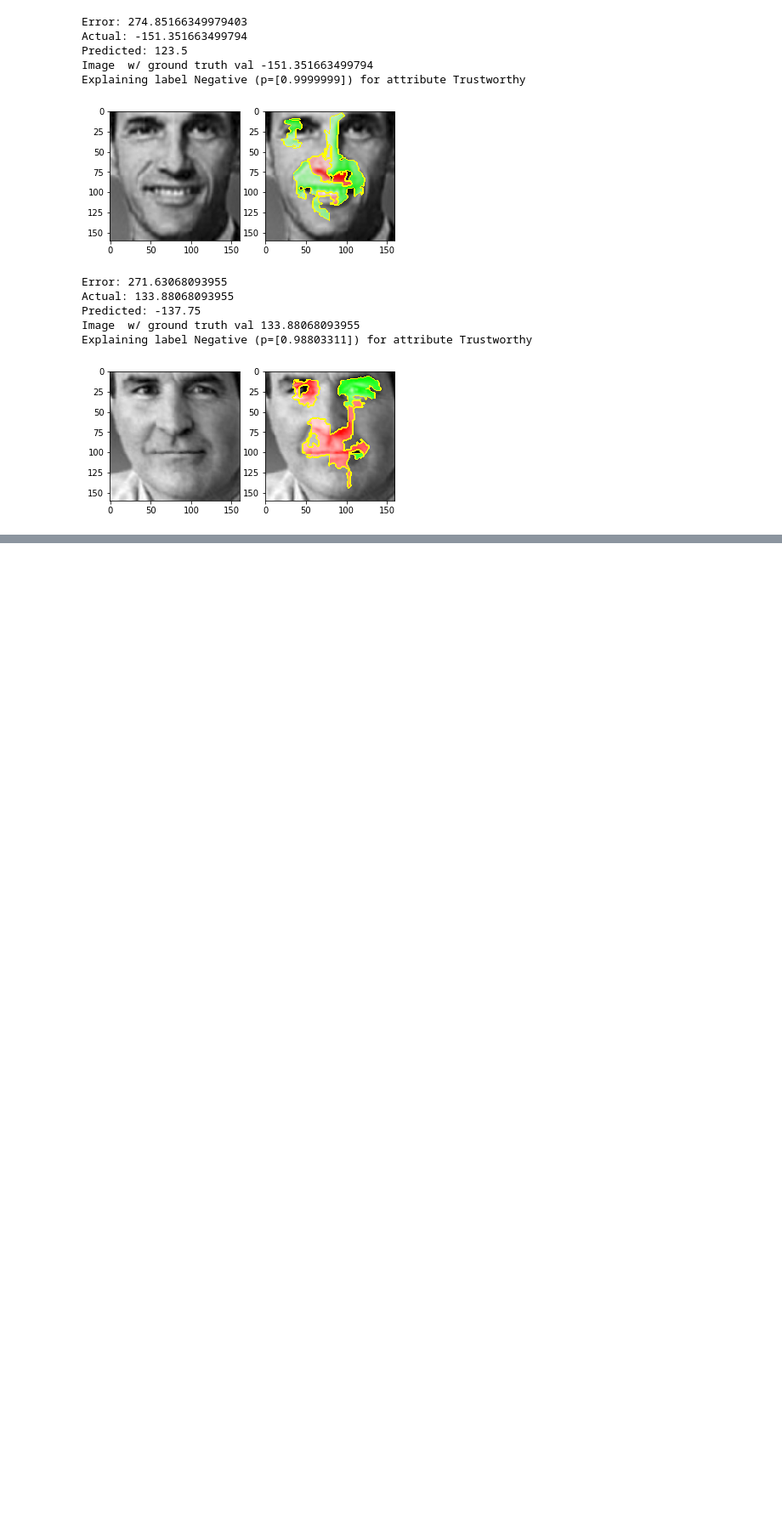
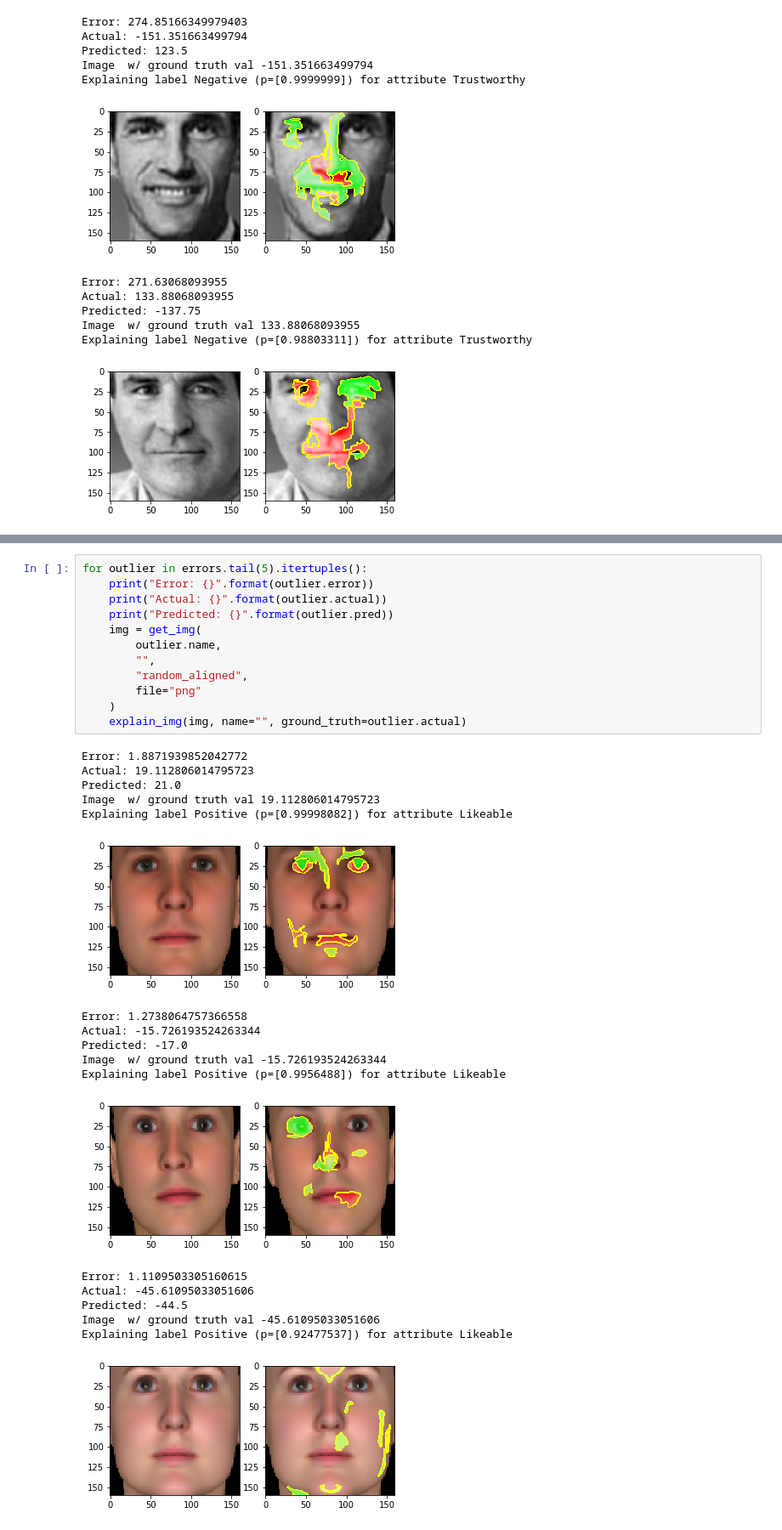
Before and after one commit to ryansteed/learning-appearance-bias, a Jupyter notebook: notebooks/feature-analysis.ipynb, the cells around one changed output, grey strips where cells are left out. Shown at 85% size. Cells and saved outputs as stored; diff of their text form; blank space fills up the shorter version.

```diff
--- a/notebooks/feature-analysis.ipynb
+++ b/notebooks/feature-analysis.ipynb
@@ -692,0 +802,31 @@ Explaining label Negative (p=[0.9999999]) for attribute Trustworthy
+# %%
+for outlier in errors.tail(5).itertuples():
+    print("Error: {}".format(outlier.error))
+    print("Actual: {}".format(outlier.actual))
+    print("Predicted: {}".format(outlier.pred))
+    img = get_img(
+        outlier.name,
+        "",
+        "random_aligned",
+        file="png"
+    )
+    explain_img(img, name="", ground_truth=outlier.actual)
+# %% [output]
+Error: 1.8871939852042772
+Actual: 19.112806014795723
+Predicted: 21.0
+Image  w/ ground truth val 19.112806014795723
+Explaining label Positive (p=[0.99998082]) for attribute Likeable
+[figure, added]
+Error: 1.2738064757366558
+Actual: -15.726193524263344
+Predicted: -17.0
+Image  w/ ground truth val -15.726193524263344
+Explaining label Positive (p=[0.9956488]) for attribute Likeable
+[figure, added]
+Error: 1.1109503305160615
+Actual: -45.61095033051606
+Predicted: -44.5
+Image  w/ ground truth val -45.61095033051606
+Explaining label Positive (p=[0.92477537]) for attribute Likeable
+[figure, added]
```
Also changed, not shown: parts of 15 cells of this notebook, 1 other file.
